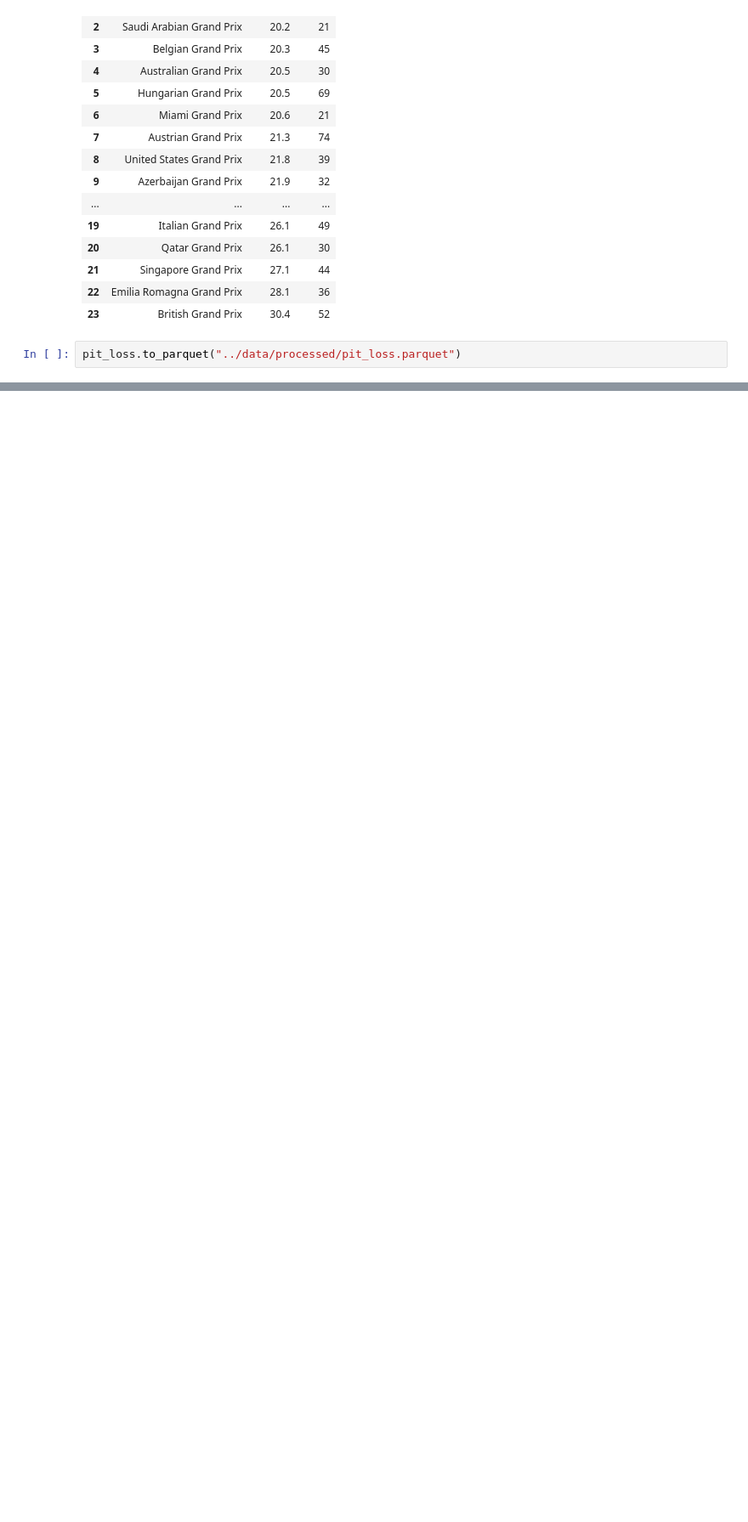
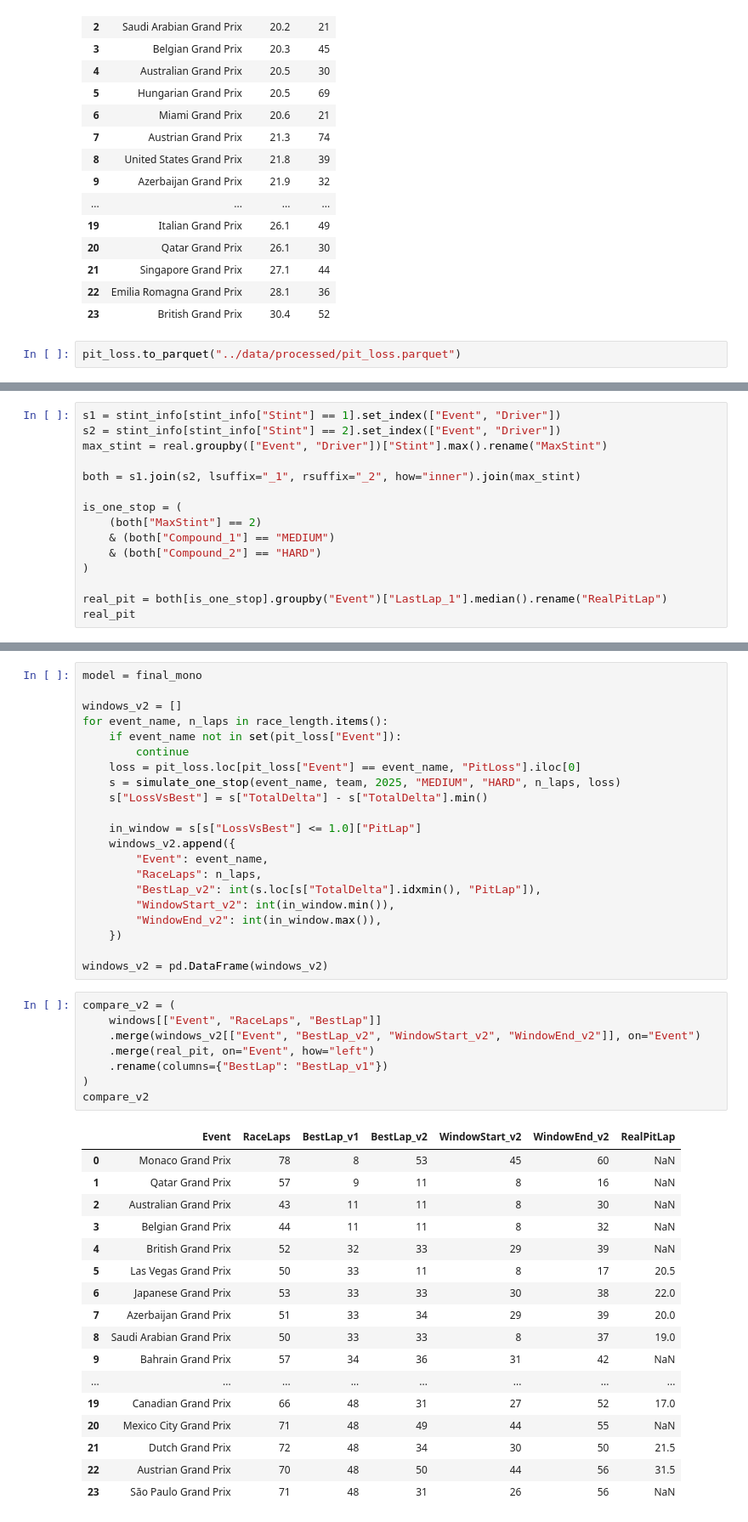
Before and after one commit to Vlvasile/f1-pit-strategy, a Jupyter notebook: notebooks/05_model.ipynb, the cells around one changed output, grey strips where cells are left out. Shown at 85% size. Drawn from its saved outputs; the diff is of its cells as text; blank space fills up the shorter version.

Commit message:
Model: LightGBM v1/v2, MLflow tracking, pit-loss per circuit, strategy simulator, analytical baseline vs real pit laps

```diff
--- a/notebooks/05_model.ipynb
+++ b/notebooks/05_model.ipynb
@@ -383,0 +536,15 @@ pit_loss.to_parquet("../data/processed/pit_loss.parquet")
+# %%
+s1 = stint_info[stint_info["Stint"] == 1].set_index(["Event", "Driver"])
+s2 = stint_info[stint_info["Stint"] == 2].set_index(["Event", "Driver"])
+max_stint = real.groupby(["Event", "Driver"])["Stint"].max().rename("MaxStint")
+
+both = s1.join(s2, lsuffix="_1", rsuffix="_2", how="inner").join(max_stint)
+
+is_one_stop = (
+    (both["MaxStint"] == 2)
+    & (both["Compound_1"] == "MEDIUM")
+    & (both["Compound_2"] == "HARD")
+)
+
+real_pit = both[is_one_stop].groupby("Event")["LastLap_1"].median().rename("RealPitLap")
+real_pit
@@ -383,0 +653,47 @@ pit_loss.to_parquet("../data/processed/pit_loss.parquet")
+# %%
+model = final_mono
+
+windows_v2 = []
+for event_name, n_laps in race_length.items():
+    if event_name not in set(pit_loss["Event"]):
+        continue
+    loss = pit_loss.loc[pit_loss["Event"] == event_name, "PitLoss"].iloc[0]
+    s = simulate_one_stop(event_name, team, 2025, "MEDIUM", "HARD", n_laps, loss)
+    s["LossVsBest"] = s["TotalDelta"] - s["TotalDelta"].min()
+
+    in_window = s[s["LossVsBest"] <= 1.0]["PitLap"]
+    windows_v2.append({
+        "Event": event_name,
+        "RaceLaps": n_laps,
+        "BestLap_v2": int(s.loc[s["TotalDelta"].idxmin(), "PitLap"]),
+        "WindowStart_v2": int(in_window.min()),
+        "WindowEnd_v2": int(in_window.max()),
+    })
+
+windows_v2 = pd.DataFrame(windows_v2)
+# %%
+compare_v2 = (
+    windows[["Event", "RaceLaps", "BestLap"]]
+    .merge(windows_v2[["Event", "BestLap_v2", "WindowStart_v2", "WindowEnd_v2"]], on="Event")
+    .merge(real_pit, on="Event", how="left")
+    .rename(columns={"BestLap": "BestLap_v1"})
+)
+compare_v2
+# %% [output]
+|  | Event | RaceLaps | BestLap_v1 | BestLap_v2 | WindowStart_v2 | WindowEnd_v2 | RealPitLap |
+| 0 | Monaco Grand Prix | 78 | 8 | 53 | 45 | 60 | NaN |
+| 1 | Qatar Grand Prix | 57 | 9 | 11 | 8 | 16 | NaN |
+| 2 | Australian Grand Prix | 43 | 11 | 11 | 8 | 30 | NaN |
+| 3 | Belgian Grand Prix | 44 | 11 | 11 | 8 | 32 | NaN |
+| 4 | British Grand Prix | 52 | 32 | 33 | 29 | 39 | NaN |
+| 5 | Las Vegas Grand Prix | 50 | 33 | 11 | 8 | 17 | 20.5 |
+| 6 | Japanese Grand Prix | 53 | 33 | 33 | 30 | 38 | 22.0 |
+| 7 | Azerbaijan Grand Prix | 51 | 33 | 34 | 29 | 39 | 20.0 |
+| 8 | Saudi Arabian Grand Prix | 50 | 33 | 33 | 8 | 37 | 19.0 |
+| 9 | Bahrain Grand Prix | 57 | 34 | 36 | 31 | 42 | NaN |
+| ... | ... | ... | ... | ... | ... | ... | ... |
+| 19 | Canadian Grand Prix | 66 | 48 | 31 | 27 | 52 | 17.0 |
+| 20 | Mexico City Grand Prix | 71 | 48 | 49 | 44 | 55 | NaN |
+| 21 | Dutch Grand Prix | 72 | 48 | 34 | 30 | 50 | 21.5 |
+| 22 | Austrian Grand Prix | 70 | 48 | 50 | 44 | 56 | 31.5 |
+| 23 | São Paulo Grand Prix | 71 | 48 | 31 | 26 | 56 | NaN |
```
Also changed, not shown: parts of 25 cells of this notebook, 2 other files.
